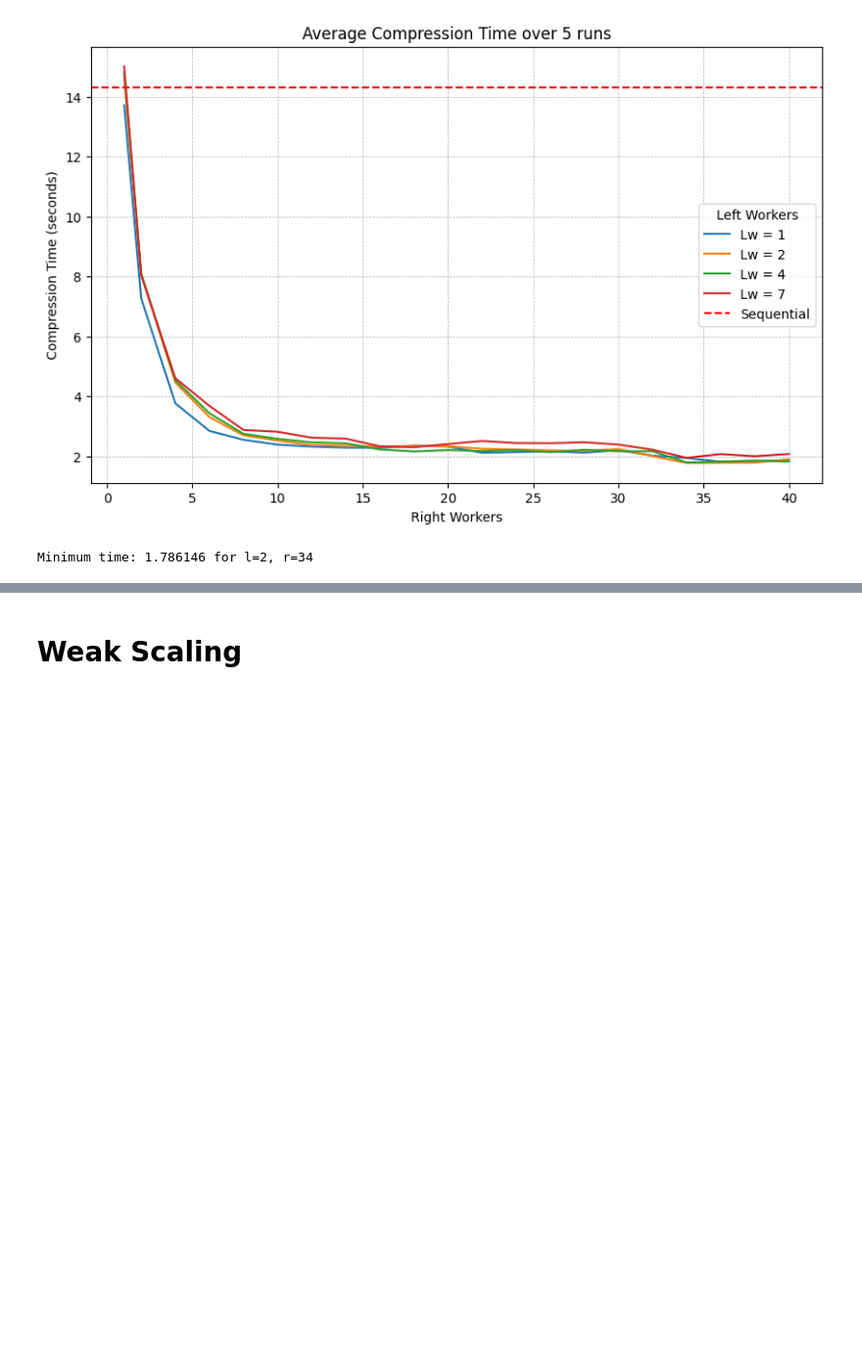
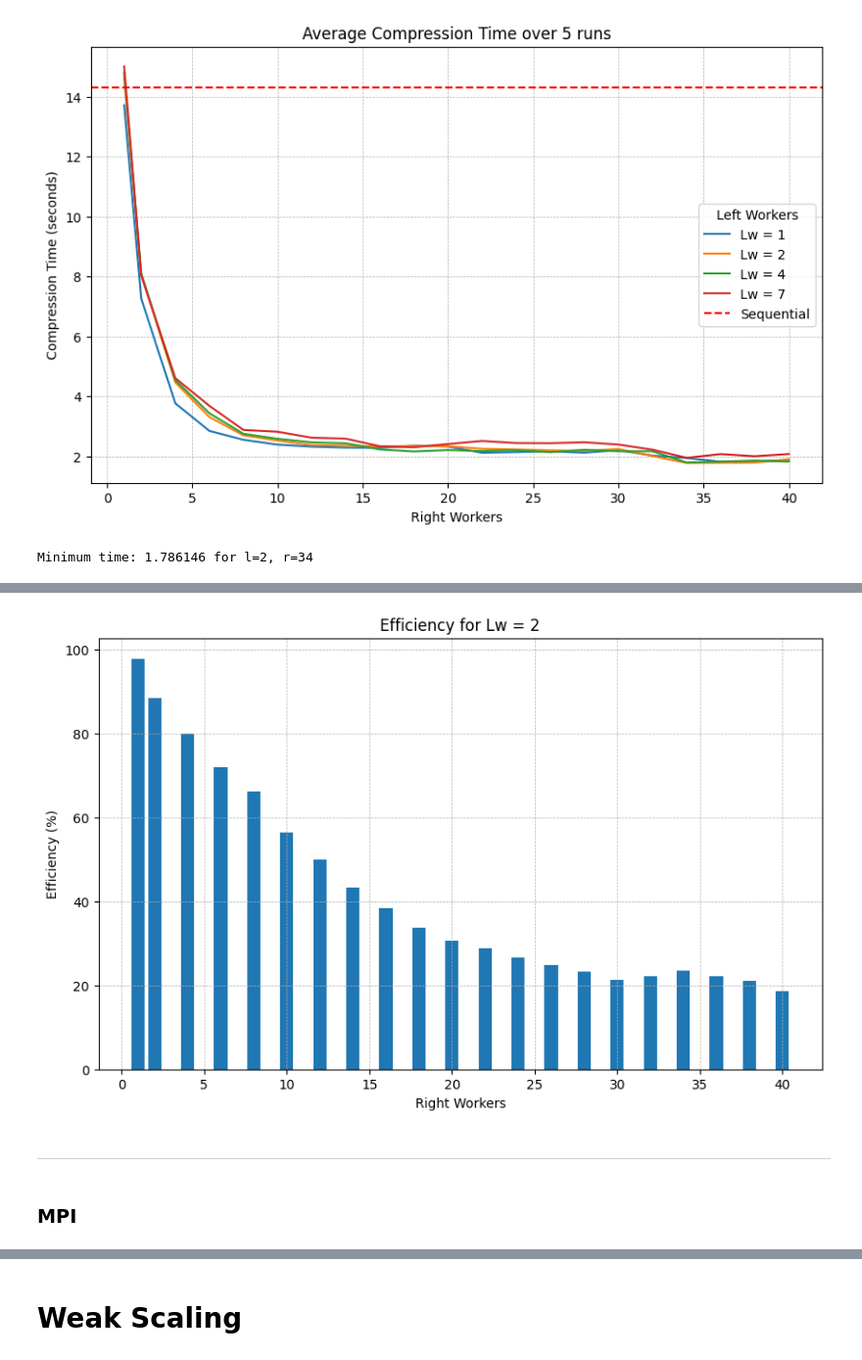
Before and after one commit to irenedovichi/SPM-project, a Jupyter notebook: plots.ipynb, the cells around one changed output, grey strips where cells are left out. Shown at 98% size. Drawn from its saved outputs; the diff is of its cells as text; code cells hidden in the pictures; blank space fills up the shorter version.

```diff
--- a/plots.ipynb
+++ b/plots.ipynb
@@ -113,0 +161,16 @@ Minimum time: 1.786146 for l=2, r=34
+# %%
+# Make an histogram of efficiency in percentage
+efficiency_percentage = [e * 100 for e in efficiency]
+plt.figure(figsize=(10, 6))
+plt.bar(sorted(avg_data[2].keys()), efficiency_percentage)
+plt.xlabel("Right Workers")
+plt.ylabel("Efficiency (%)")
+plt.title("Efficiency for Lw = 2")
+plt.grid(True, which="both", linestyle="--", linewidth=0.5)
+plt.show()
+# %% [output]
+[figure, added]
+# %% [markdown]
+---
+# %% [markdown]
+### MPI
```
Also changed, not shown: parts of 53 cells of this notebook.
